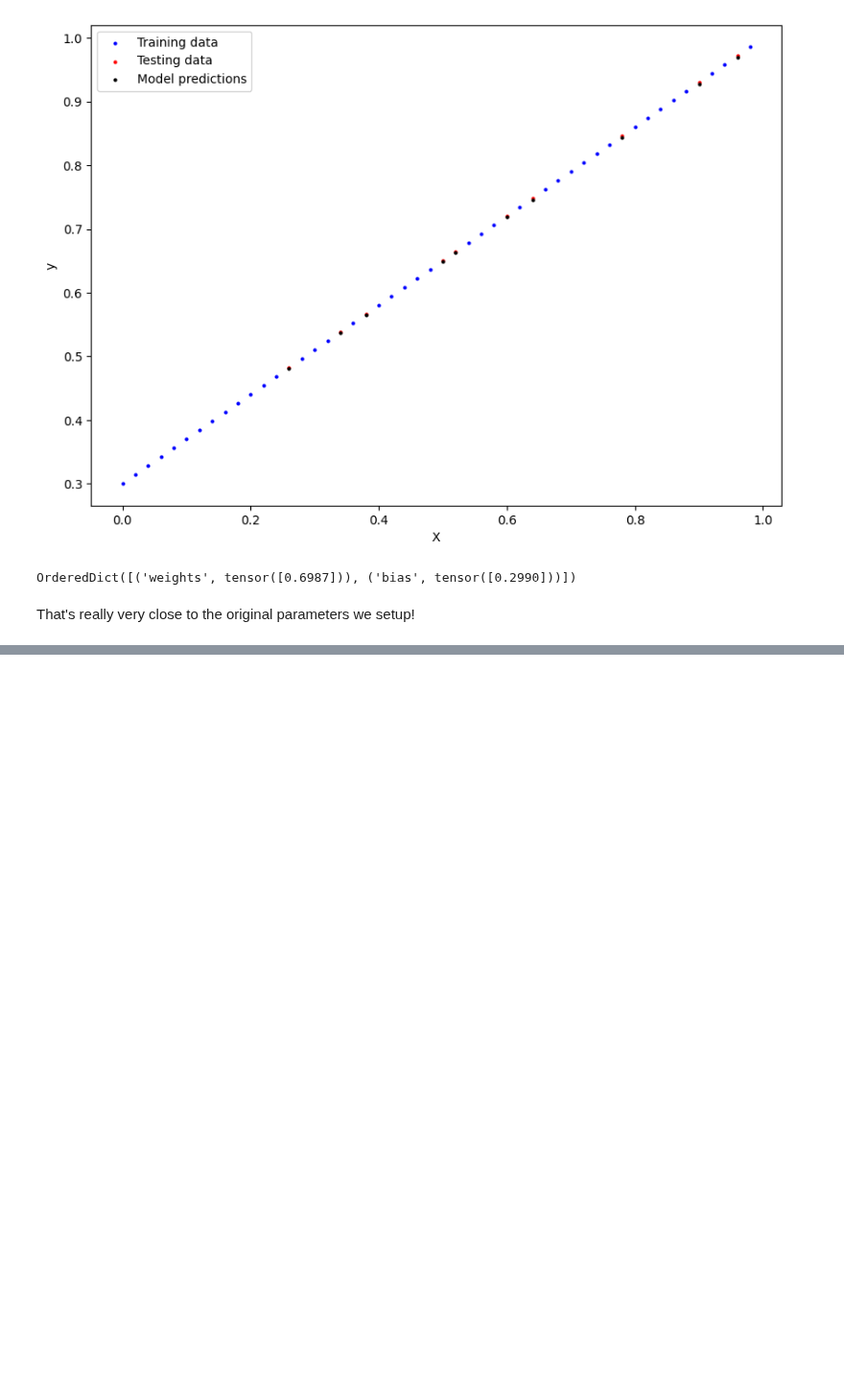
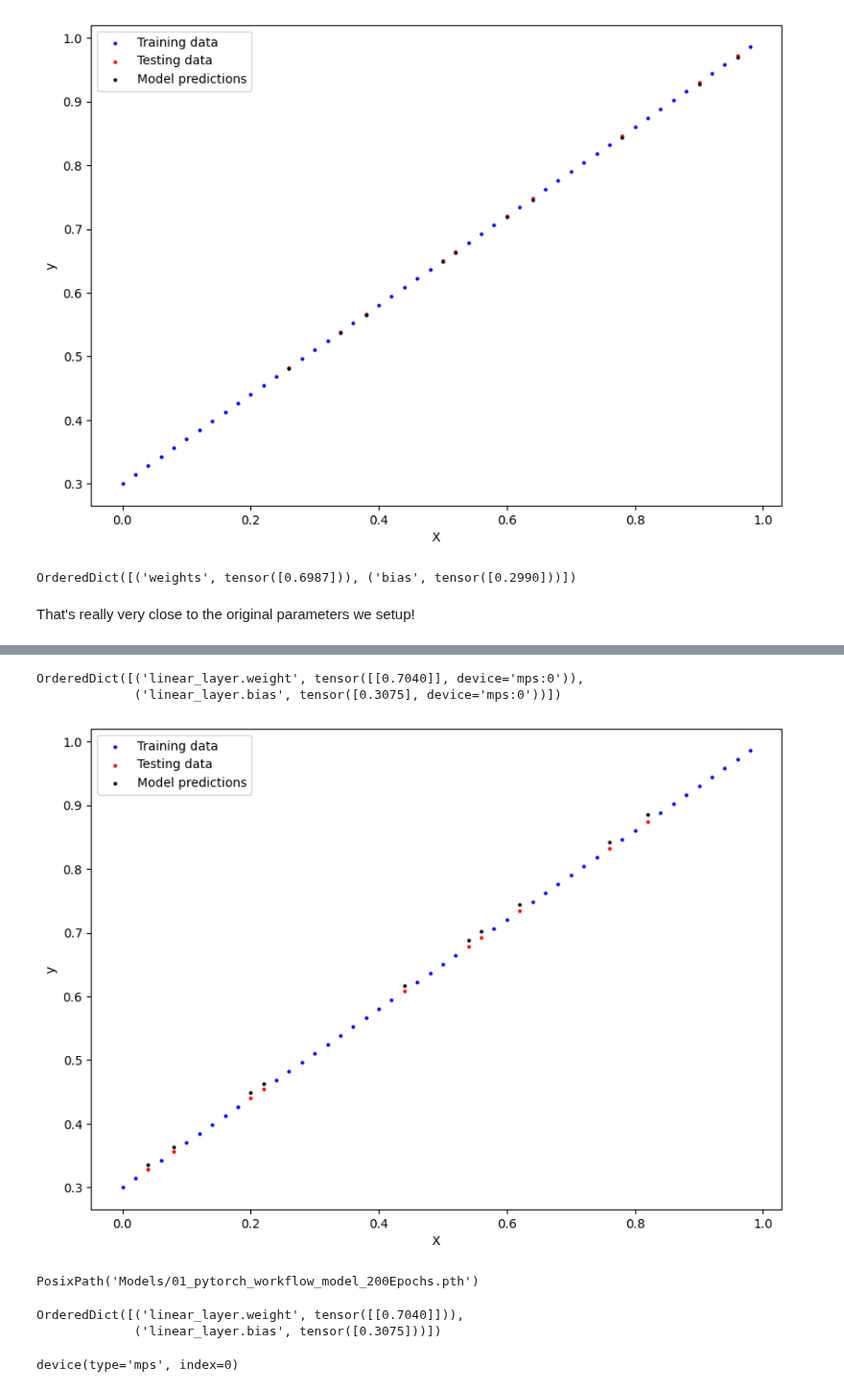
Before and after one commit to tituslhy/symmetrical-octo-spork, a Jupyter notebook: Notebooks/1. PyTorch_Workflow.ipynb, the cells around one changed output, grey strips where cells are left out. Shown at 96% size. Saved outputs shown, nothing was run; the diff lists cells and outputs as text; code cells hidden in the pictures; blank space fills up the shorter version.

```diff
--- a/Notebooks/1. PyTorch_Workflow.ipynb
+++ b/Notebooks/1. PyTorch_Workflow.ipynb
@@ -261,0 +360,30 @@ That's really very close to the original parameters we setup!
+# %%
+torch.manual_seed(42)
+
+epochs = 200
+optimizer = torch.optim.SGD(
+    params = model.parameters(),
+    lr = 0.01)
+loss_fn = nn.L1Loss()
+epochs_set, train_losses, test_losses = [], [], []
+
+X_train, y_train = X_train.to(device), y_train.to(device)
+X_test, y_test = X_test.to(device), y_test.to(device)
+
+for epoch in range(epochs):
+    model.train()
+    train_preds = model(X_train)
+    train_loss = loss_fn(train_preds, y_train)
+    optimizer.zero_grad()
+    train_loss.backward()
+    optimizer.step()
+
+    model.eval()
+    with torch.inference_mode():
+        test_preds = model(X_test)
+        test_loss = loss_fn(test_preds, y_test)
+        if epoch % 10 == 0:
+            print(f"Epoch: {epoch}, Train MAE loss: {train_loss}, Test MAE loss: {test_loss}")
+            epochs_set.append(epoch)
+            train_losses.append(train_loss.to('cpu').detach().numpy())
+            test_losses.append(test_loss.to('cpu').detach().numpy())
@@ -261,0 +411,22 @@ That's really very close to the original parameters we setup!
+# %%
+model.state_dict()
+# %% [output]
+OrderedDict([('linear_layer.weight', tensor([[0.7040]], device='mps:0')),
+             ('linear_layer.bias', tensor([0.3075], device='mps:0'))])
+# %%
+model.eval()
+with torch.inference_mode():
+    preds = model(X_test).to('cpu')
+    plot_predictions(X_train.to('cpu'),
+                     y_train.to('cpu'),
+                     X_test.to('cpu'),
+                     y_test.to('cpu'), preds)
+# %% [output]
+[figure, added]
+# %%
+MODEL_NAME = '01_pytorch_workflow_model_200Epochs.pth'
+MODEL_SAVE_PATH = MODEL_PATH / MODEL_NAME
+
+MODEL_SAVE_PATH
+# %% [output]
+PosixPath('Models/01_pytorch_workflow_model_200Epochs.pth')
@@ -261,0 +435,12 @@ That's really very close to the original parameters we setup!
+# %%
+loaded_model = LinearModel()
+loaded_model.load_state_dict(torch.load(MODEL_SAVE_PATH))
+loaded_model.state_dict()
+# %% [output]
+OrderedDict([('linear_layer.weight', tensor([[0.7040]])),
+             ('linear_layer.bias', tensor([0.3075]))])
+# %%
+loaded_model.to(device)
+next(loaded_model.parameters()).device
+# %% [output]
+device(type='mps', index=0)
```
Also changed, not shown: parts of 18 cells of this notebook, 1 other file.
